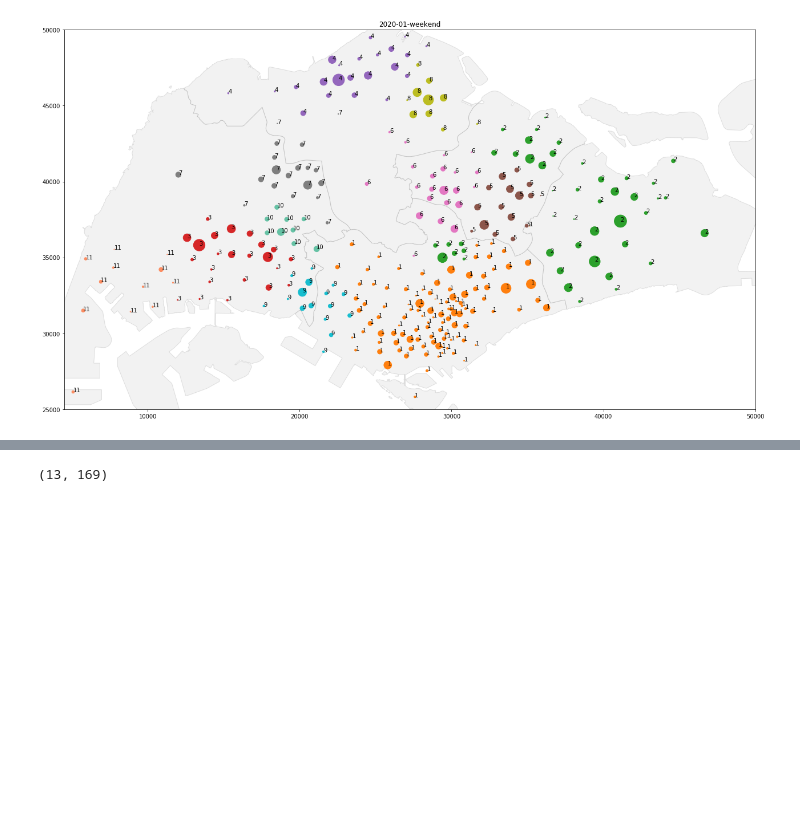
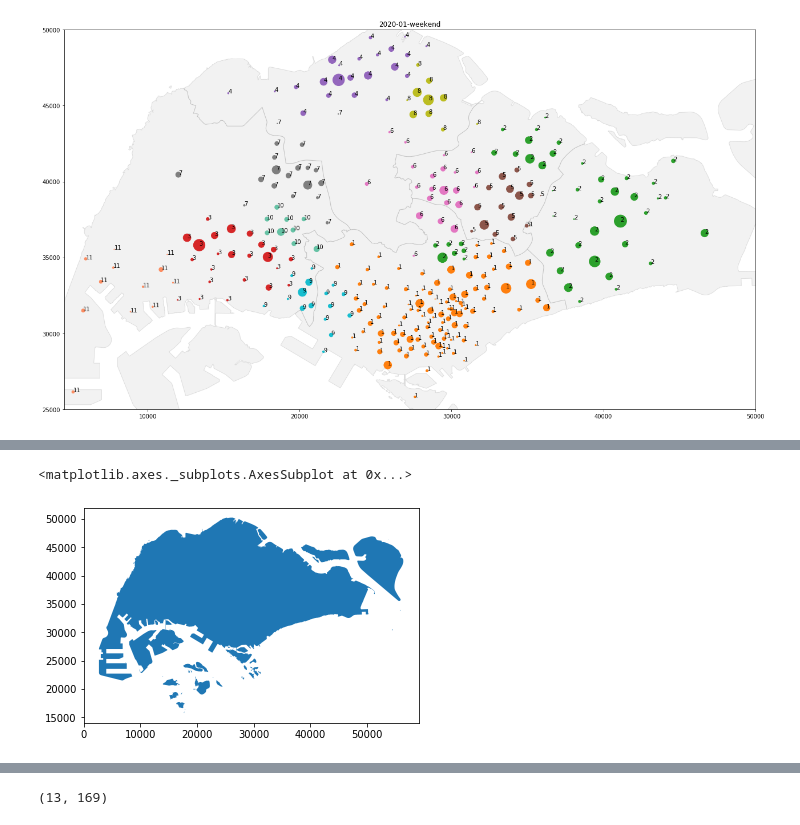
Before and after one commit to wcchin/SG_transit_analysis, a Jupyter notebook: analysis/map_equation_data_and_result-byday.ipynb, the cells around one changed output, grey strips where cells are left out. Cells and saved outputs as stored; diff of their text form; code cells hidden in the pictures; blank space fills up the shorter version.

```diff
--- a/analysis/map_equation_data_and_result-byday.ipynb
+++ b/analysis/map_equation_data_and_result-byday.ipynb
@@ -260,0 +306,6 @@ plt.savefig("2020-01-weekend-community.png", dpi=100, bbox_inches="tight")
+# %%
+union_geom = gpd.GeoSeries(region.geometry.unary_union)
+union_geom.plot()
+# %% [output]
+<matplotlib.axes._subplots.AxesSubplot at 0x...>
+[figure, added]
```
Also changed, not shown: parts of 14 cells of this notebook, 27 other files.
